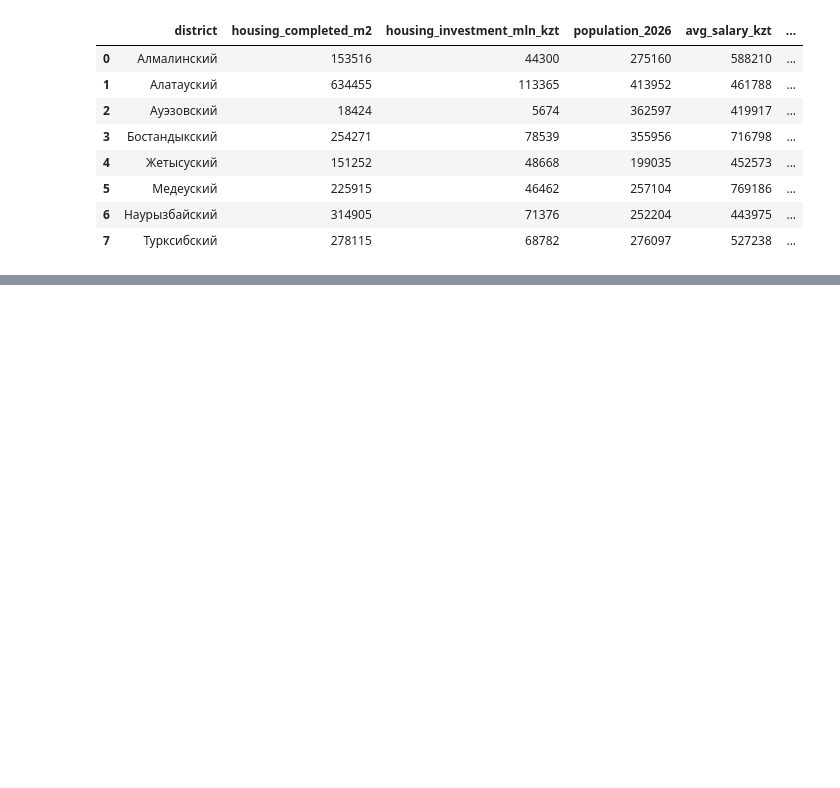
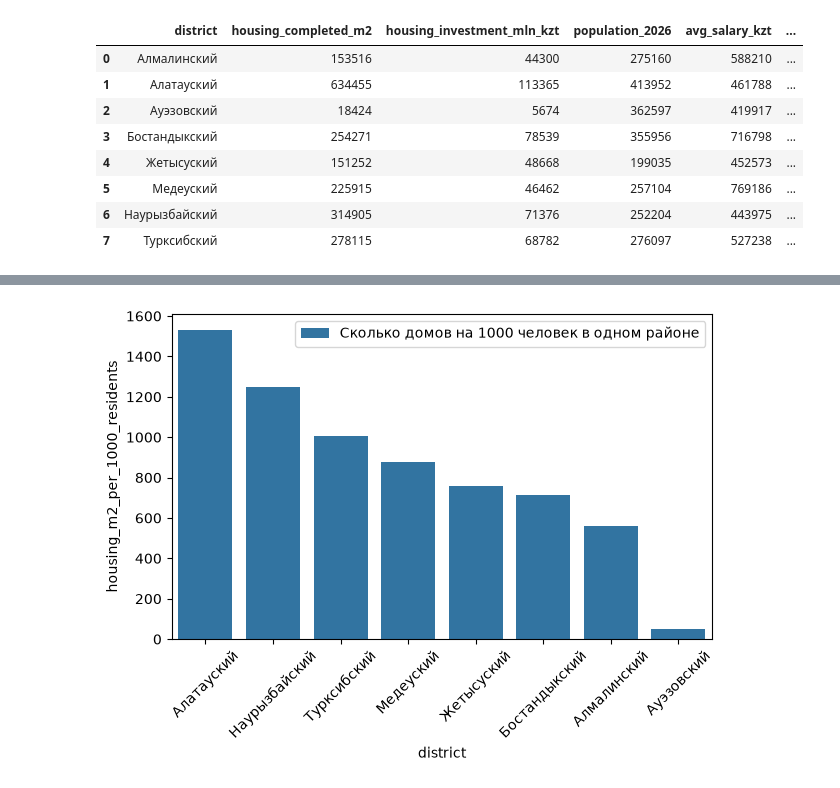
Before and after one commit to muenjmtst/business-location-ai, a Jupyter notebook: notebooks/03_statgov_exploration.ipynb, the cells around one changed output, grey strips where cells are left out. Drawn from its saved outputs; the diff is of its cells as text; code cells hidden in the pictures; blank space fills up the shorter version.

```diff
--- a/notebooks/03_statgov_exploration.ipynb
+++ b/notebooks/03_statgov_exploration.ipynb
@@ -517,0 +643,9 @@ Name: count, dtype: int64
+# %%
+order = dfv1.sort_values(by='housing_m2_per_1000_residents',ascending=False)['district']
+sns.barplot(dfv1, x='district', y='housing_m2_per_1000_residents',label='Сколько домов на 1000 человек в одном районе', order=order)
+plt.legend()
+plt.xticks(rotation=45)
+plt.tight_layout()
+plt.show()
+# %% [output]
+[figure, added]
```
Also changed, not shown: parts of 15 cells of this notebook.
